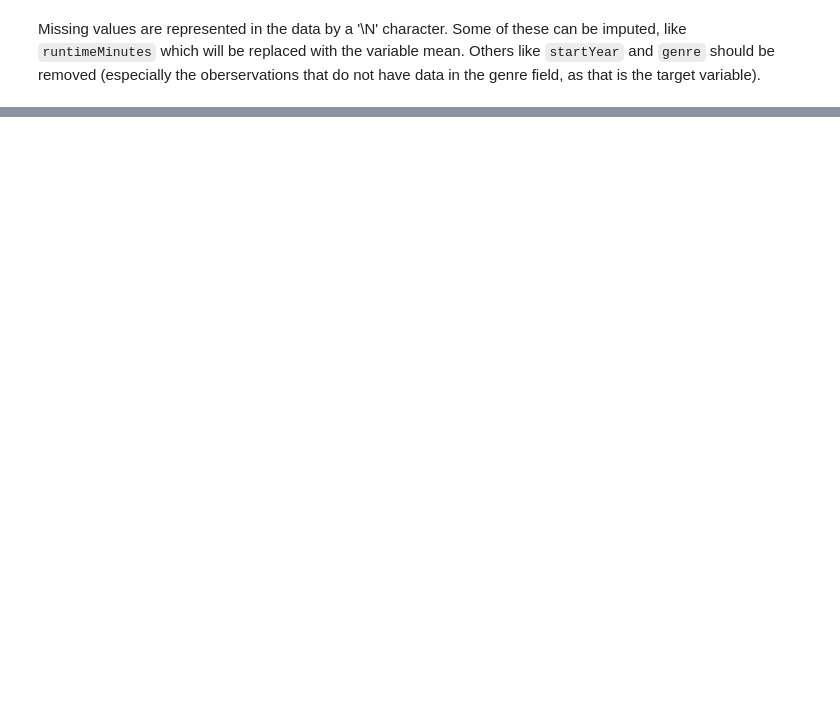
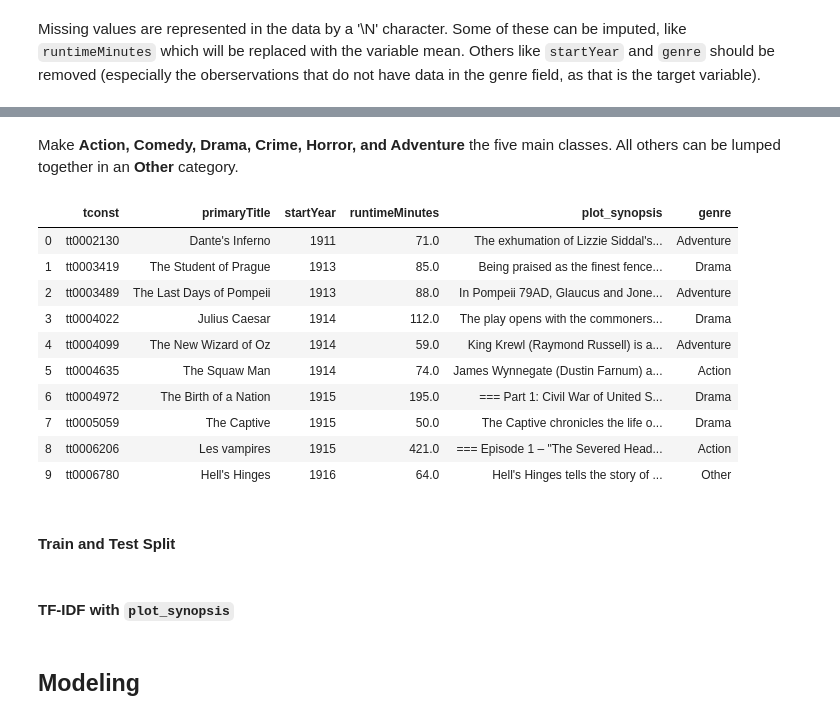
Before and after one commit to itooley/MLProject_426, a Jupyter notebook: project_code.ipynb, the cells around one changed output, grey strips where cells are left out. Drawn from its saved outputs; the diff is of its cells as text; code cells hidden in the pictures; blank space fills up the shorter version.

Commit message:
majority cleaning complete, continue with feature engineering

```diff
--- a/project_code.ipynb
+++ b/project_code.ipynb
@@ -100,5 +109,9 @@ Missing values are represented in the data by a '\N' character. Some of these ca
 ## replace \N strings with NaNs
 movies.replace(to_replace = '\\N', value = np.nan, inplace = True)
 
-## fill NAs in runtime with the average
-movies.fillna(movies.mean())
+## make runtimeMinutes numeric, fill NAs with the mean
+movies['runtimeMinutes'] = pd.to_numeric(movies['runtimeMinutes'])
+movies['runtimeMinutes'].fillna(movies['runtimeMinutes'].mean(), inplace = True)
+
+## drop remaining NAs
+movies_clean = movies.dropna()
@@ -126,0 +118,4 @@ memory usage: 864.6+ KB
+# %%
+## reformat
+movies_clean.reset_index(drop = True, inplace = True)
+movies_clean.head()
@@ -126,0 +141,6 @@ memory usage: 864.6+ KB
+# %%
+## extract the main genre (assume it is the first listed)
+movies_clean['genre'] = movies_clean['genres'].apply(lambda x: re.findall('\w+', x)[0])
+print('Number of unique primary genres:', movies_clean['genre'].nunique())
+print('Number of movies of each genre:')
+print(movies_clean['genre'].value_counts())
@@ -126,0 +165,27 @@ memory usage: 864.6+ KB
+# %% [markdown]
+Make **Action, Comedy, Drama, Crime, Horror, and Adventure** the five main classes. All others can be lumped together in an **Other** category.
+# %%
+## lump smaller genre groups into a bigger OTHER level
+other = ['Biography', 'Western',
+         'Animation', 'Fantasy',
+         'Mystery', 'Documentary',
+         'Romance', 'Thriller',
+         'Sci', 'Family',
+         'Musical', 'Film',
+         'Music', 'History']
+
+movies_clean['genre'] = movies_clean['genre'].replace(to_replace = other, value = "Other")
+movies_clean.drop(['genres'], axis = 1, inplace = True)
+movies_clean.head(10)
+# %% [output]
+|  | tconst | primaryTitle | startYear | runtimeMinutes | plot_synopsis | genre |
+| 0 | tt0002130 | Dante's Inferno | 1911 | 71.0 | The exhumation of Lizzie Siddal's... | Adventure |
+| 1 | tt0003419 | The Student of Prague | 1913 | 85.0 | Being praised as the finest fence... | Drama |
+| 2 | tt0003489 | The Last Days of Pompeii | 1913 | 88.0 | In Pompeii 79AD, Glaucus and Jone... | Adventure |
+| 3 | tt0004022 | Julius Caesar | 1914 | 112.0 | The play opens with the commoners... | Drama |
+| 4 | tt0004099 | The New Wizard of Oz | 1914 | 59.0 | King Krewl (Raymond Russell) is a... | Adventure |
+| 5 | tt0004635 | The Squaw Man | 1914 | 74.0 | James Wynnegate (Dustin Farnum) a... | Action |
+| 6 | tt0004972 | The Birth of a Nation | 1915 | 195.0 | === Part 1: Civil War of United S... | Drama |
+| 7 | tt0005059 | The Captive | 1915 | 50.0 | The Captive chronicles the life o... | Drama |
+| 8 | tt0006206 | Les vampires | 1915 | 421.0 | === Episode 1 – "The Severed Head... | Action |
+| 9 | tt0006780 | Hell's Hinges | 1916 | 64.0 | Hell's Hinges tells the story of ... | Other |
@@ -126,0 +194,6 @@ memory usage: 864.6+ KB
+# %% [markdown]
+#### Train and Test Split
+# %% [markdown]
+#### TF-IDF with `plot_synopsis`
+# %% [markdown]
+## Modeling
```
Also changed, not shown: parts of 14 cells of this notebook.
